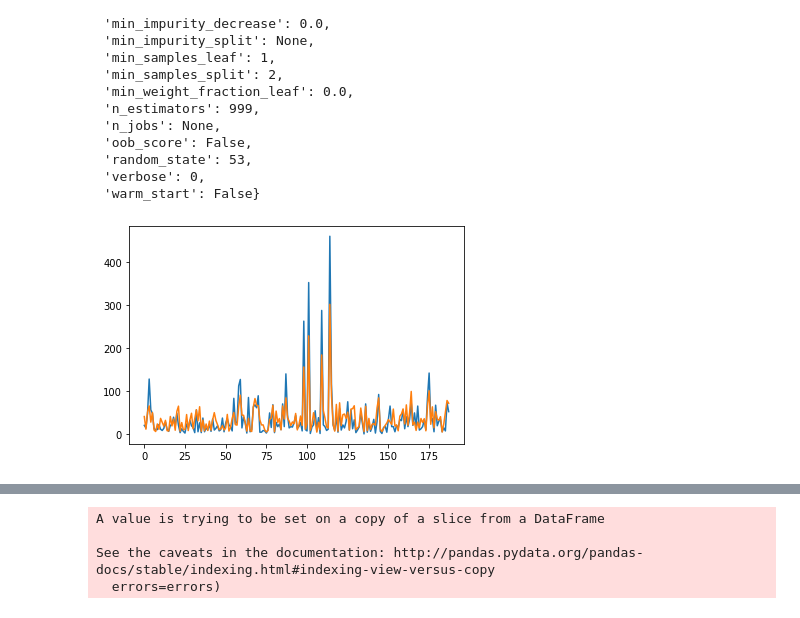
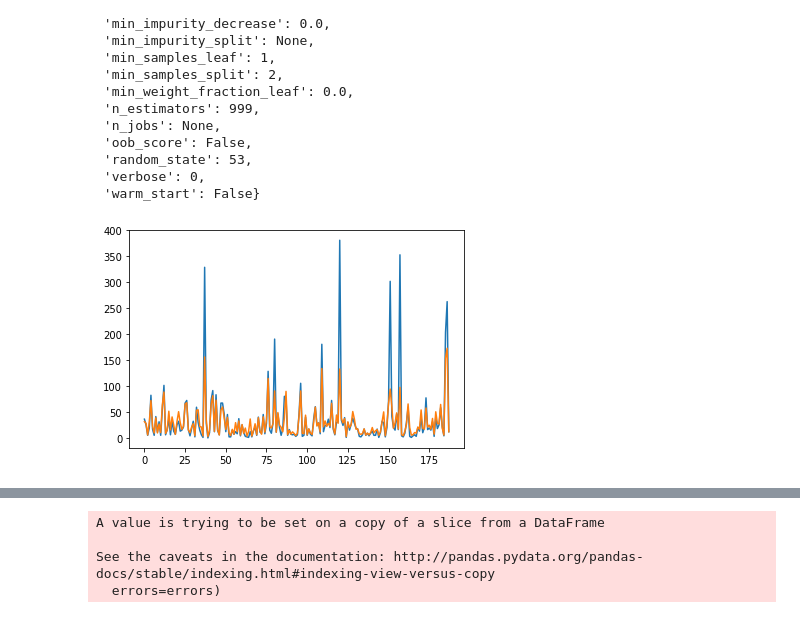
Before and after one commit to JavierOramas/DengAI, a Jupyter notebook: Untitled1.ipynb, the cells around one changed output, grey strips where cells are left out. Drawn from its saved outputs; the diff is of its cells as text; code cells hidden in the pictures.

```diff
--- a/Untitled1.ipynb
+++ b/Untitled1.ipynb
@@ -142,0 +79,15 @@ print(error_iq)
+# %%
+n_estimators = [int(x) for x in np.linspace(start = 200, stop = 2000, num = 10)]
+max_features = ['auto', 'sqrt']
+max_depth = [int(x) for x in np.linspace(10, 110, num = 11)]
+max_depth.append(None)
+min_samples_split = [2, 5, 10]
+min_samples_leaf = [1, 2, 4]
+bootstrap = [True, False]
+# %%
+random_grid = {'n_estimators': n_estimators,
+               'max_features': max_features,
+               'max_depth': max_depth,
+               'min_samples_split': min_samples_split,
+               'min_samples_leaf': min_samples_leaf,
+               'bootstrap': bootstrap}
@@ -142,0 +97,20 @@ print(error_iq)
+# %%
+from sklearn.model_selection import RandomizedSearchCV
+
+sj_model = RandomForestRegressor()
+iq_model = RandomForestRegressor()
+
+sj_only_random = RandomizedSearchCV(estimator = sj_model, param_distributions = random_grid, n_iter = 100, cv = 3, verbose=2, random_state=42, n_jobs = -1)
+iq_only_random = RandomizedSearchCV(estimator = iq_model, param_distributions = random_grid, n_iter = 100, cv = 3, verbose=2, random_state=42, n_jobs = -1)
+
+sj_random = RandomizedSearchCV(estimator = sj_model, param_distributions = random_grid, n_iter = 100, cv = 3, verbose=2, random_state=42, n_jobs = -1)
+iq_random = RandomizedSearchCV(estimator = iq_model, param_distributions = random_grid, n_iter = 100, cv = 3, verbose=2, random_state=42, n_jobs = -1)
+# %%
+sj_only_random.fit(x_sj_train, y_sj_train)
+iq_only_random.fit(x_iq_train, y_iq_train)
+
+sj_random.fit(dataframe, labels['total_cases'])
+iq_random.fit(dataframe, labels['total_cases'])
+
+sj_prediction = sj_random.predict(x_sj_test)
+iq_prediction= iq_random.predict(x_iq_test)
@@ -168,10 +193,10 @@ Parameters currently in use:
  'warm_start': False}
 # %%
 plt.plot(np.array(y_sj_test))
-plt.plot(np.array(predictions))
+plt.plot(np.array(sj_prediction))
 plt.show()
 # %% [output]
-[figure, old version]
+[figure, new version]
 # %%
 plt.plot(np.array(y_iq_test))
 plt.plot(np.array(iq_prediction))
```
Also changed, not shown: parts of 13 cells of this notebook, 1 other file.
